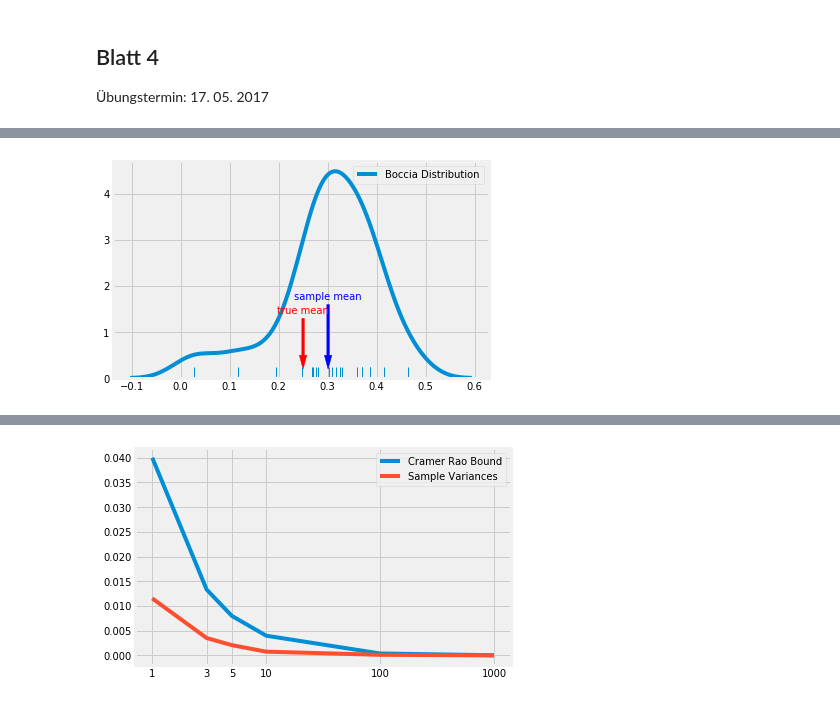
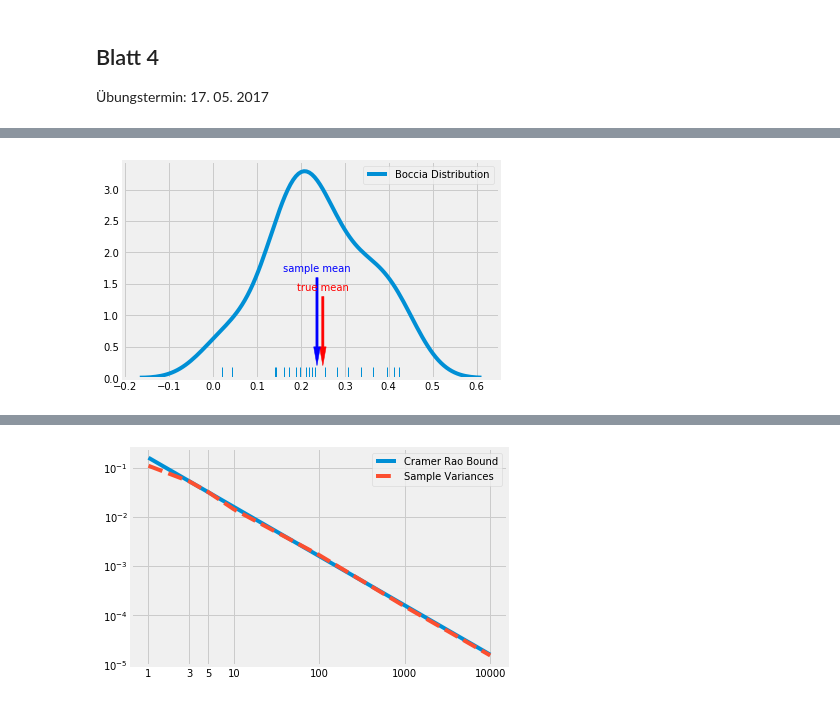
Before and after one commit to jonasitzmann/grundlagen_ml, a Jupyter notebook: ex4.ipynb, the cells around one changed output, grey strips where cells are left out. Drawn from its saved outputs; the diff is of its cells as text; code cells hidden in the pictures.

```diff
--- a/ex4.ipynb
+++ b/ex4.ipynb
@@ -36,13 +41,18 @@ class BocciaDistribution:
         return ys
 # %%
 def sample_mean(ys):
-    mean = np.sum(ys) / len(ys)
-    if len(ys) == 0:
-        print("len 0")
+    ys = np.array(ys)
+    mean = np.sum(ys, axis=0) / len(ys)
+    mean = mean.reshape(ys.shape[1:])
     return mean
 
 def sample_variance(ys):
-    return np.sum((ys - sample_mean(ys))**2) / len(ys)
+    ys = np.array(ys)
+    return np.sum((ys - sample_mean(ys))**2) / (len(ys) - 1)
+
+def estimate_omega(x, ys):
+    omega = sample_mean(ys / x**2)
+    return omega
 
 
 def plot_samples(samples, distribution, label="Boccia Distribution"):
@@ -59,6 +69,6 @@ distribution = BocciaDistribution()
 samples = distribution.get_samples(20)
 plot_samples(samples, distribution)
 # %% [output]
-[figure, old version]
+[figure, new version]
 # %% [markdown]
 <font color='#0d2b5b'>
@@ -73,19 +81,26 @@ in Abhängigkeit von $N$.
 </font>
+# %%
+def calc_cramer_rao_bound(distribution, n_samples):
+    return distribution.sigma**2 / (n_samples* distribution.x_0**4)
+
+def calc_boccia_sample_variance(distribution, n_samples, n_reps=100):
+    return sample_variance(
+    [estimate_omega(distribution.x_0, distribution.get_samples(n_samples))
+     for _ in range(n_reps)])
 # %%
-n_reps = 100
+ns = np.array([1, 3, 5, 10, 100, 1000, 10000])
 distribution = BocciaDistribution()
-ns = np.array([1, 3, 5, 10, 100, 1000])
-cramer_rao_bounds = distribution.sigma**2 / (ns * distribution.x_0**2)
-sample_variances = [sample_variance(np.array(
-    [sample_mean(distribution.get_samples(n)) for _ in range(n_reps)]
-))for n in ns]
+cramer_rao_bounds = [calc_cramer_rao_bound(distribution, n) for n in ns]
+sample_variances = [calc_boccia_sample_variance(distribution, n) for n in ns]
+
 fig, ax = plt.subplots()
 ax.set_xscale('log')
+ax.set_yscale('log')
 ax.plot(ns, cramer_rao_bounds, label="Cramer Rao Bound")
-ax.plot(ns, sample_variances, label="Sample Variances")
+ax.plot(ns, sample_variances, label="Sample Variances", ls='--')
 plt.xticks(ns, [str(n) for n in ns], axes=ax)
 ax.legend();
 # %% [output]
-[figure, old version]
+[figure, new version]
 # %% [markdown]
 <font color='#1d478c'>
```
Also changed, not shown: parts of 23 cells of this notebook, 1 other file.
